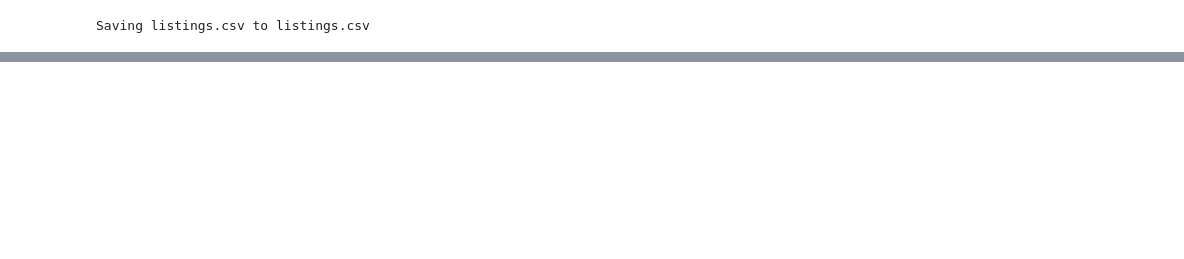
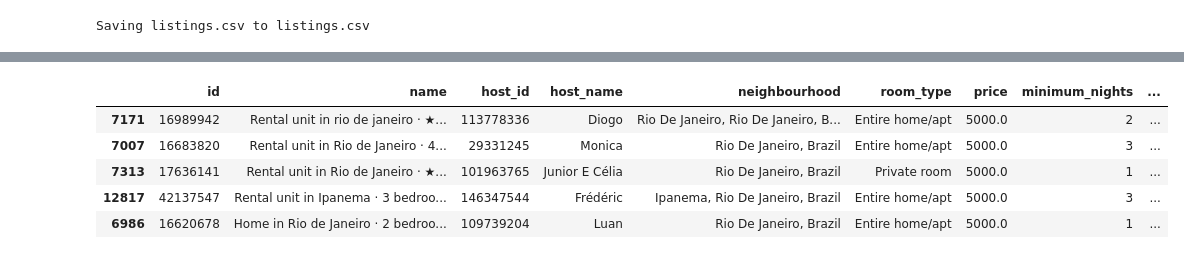
Before and after one commit to LydiaOmosofe/Airbnb_analysis, a Jupyter notebook: airbnb_analysis.ipynb, the cells around one changed output, grey strips where cells are left out. Drawn from its saved outputs; the diff is of its cells as text; code cells hidden in the pictures; blank space fills up the shorter version.

```diff
--- a/airbnb_analysis.ipynb
+++ b/airbnb_analysis.ipynb
@@ -32,0 +27,10 @@ Loaded 31964 listings
+# %%
+# Drop rows with missing neighbourhood (fixes the "None" bucket issue)
+df = df.dropna(subset=["neighbourhood"])
+
+# Clean up messy neighbourhood text (fixes duplicate names like
+# "Rio De Janeiro, Rj" vs "Rio de Janeiro , Rio de Janeiro, Brazil")
+df["neighbourhood"] = df["neighbourhood"].str.strip().str.title()
+
+# Check price stats to spot outliers
+print(df["price"].describe())
@@ -32,0 +47,4 @@ Loaded 31964 listings
+# %%
+price_cap = df["price"].quantile(0.99)
+df = df[df["price"] <= price_cap]
+print(f"Capped prices above {price_cap}, {len(df)} listings remain")
@@ -76,3 +98,12 @@ files.download("price_by_neighbourhood.png")
 # %% [output]
 [interactive output not drawn]
 [interactive output not drawn]
+# %%
+df.sort_values("price", ascending=False).head(5)
+# %% [output]
+|  | id | name | host_id | host_name | neighbourhood | room_type | price | minimum_nights | ... |
+| 7171 | 16989942 | Rental unit in rio de janeiro · ★... | 113778336 | Diogo | Rio De Janeiro, Rio De Janeiro, B... | Entire home/apt | 5000.0 | 2 | ... |
+| 7007 | 16683820 | Rental unit in Rio de Janeiro · 4... | 29331245 | Monica | Rio De Janeiro, Brazil | Entire home/apt | 5000.0 | 3 | ... |
+| 7313 | 17636141 | Rental unit in Rio de Janeiro · ★... | 101963765 | Junior E Célia | Rio De Janeiro, Brazil | Private room | 5000.0 | 1 | ... |
+| 12817 | 42137547 | Rental unit in Ipanema · 3 bedroo... | 146347544 | Frédéric | Ipanema, Rio De Janeiro, Brazil | Entire home/apt | 5000.0 | 3 | ... |
+| 6986 | 16620678 | Home in Rio de Janeiro · 2 bedroo... | 109739204 | Luan | Rio De Janeiro, Brazil | Entire home/apt | 5000.0 | 1 | ... |
```
Also changed, not shown: parts of 11 cells of this notebook.
